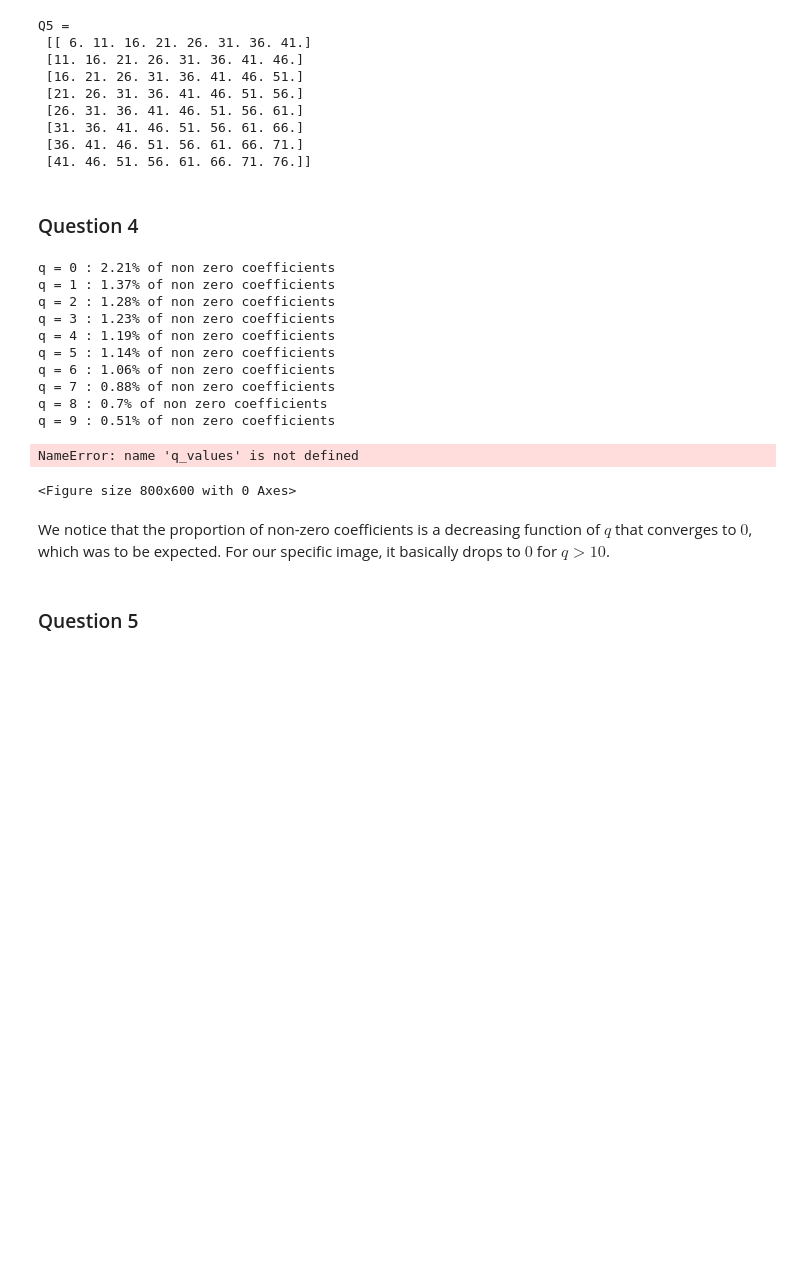
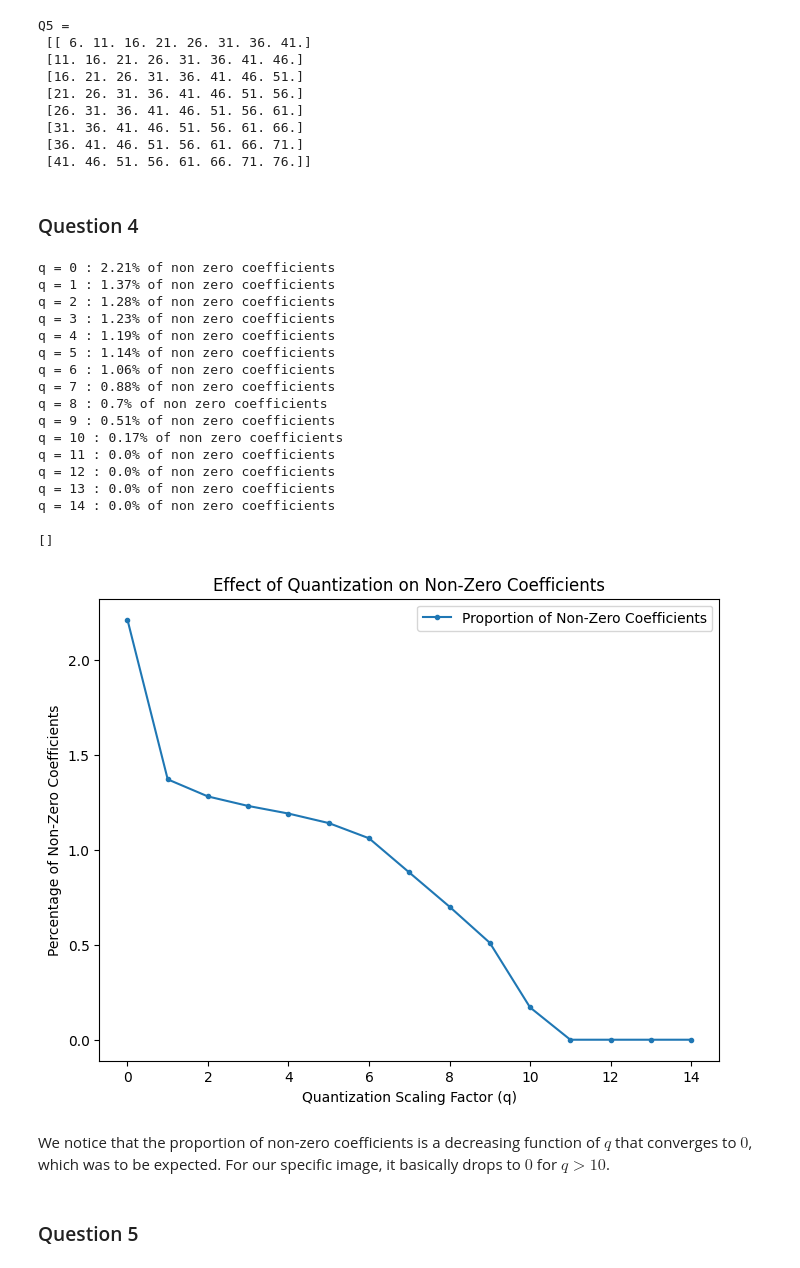
Before and after one commit to Basile-Mouret/Signal-and-Image-Processing-Lab, a Jupyter notebook: Lab3.ipynb, the cells around one changed output. Cells and saved outputs as stored; diff of their text form; code cells hidden in the pictures; blank space fills up the shorter version.

```diff
--- a/Lab3.ipynb
+++ b/Lab3.ipynb
@@ -142,7 +142,7 @@ $$ c_k^{(n)} \lambda_k \sqrt{\frac{2}{L}} = a_k   \iff c_k^{(n)} =
 # %% [markdown]
 ### Question 4
 # %%
-def dct(f):
+def compute_coefficients(f):
     f = np.asarray(f)
     L = f.shape[0]
 
@@ -163,6 +163,18 @@ def dct(f):
 
     return c
 
+def dct(c):
+    L = len(c)
+    n = np.arange(L)
+    e0 = np.sqrt(1.0 / L) * np.ones(L)
+    e = np.zeros((L, L), dtype=float)
+    e[0, :] = e0
+    for k in range(1, L):
+        e[k, :] = np.sqrt(2.0 / L) * np.cos( (k * np.pi * (n + 0.5)) / L )
+    f = np.dot(e,c.real)
+
+    return f
+
 def idct(c):
 
     L = len(c)
@@ -177,14 +189,5 @@ def idct(c):
 
     return f_recon
 
-def dct2(c):
-    L = len(c)
-    n = np.arange(L)
-    e0 = np.sqrt(1.0 / L) * np.ones(L)
-    e = np.zeros((L, L), dtype=float)
-    e[0, :] = e0
-    for k in range(1, L):
-        e[k, :] = np.sqrt(2.0 / L) * np.cos( (k * np.pi * (n + 0.5)) / L )
-    f = np.dot(e,c.real)
-
-    return f
+f = np.array([1.,2.,3.,4.,5.,6.,7.,8.])
+print(idct(dct(f)))
@@ -247,10 +252,10 @@ for i in range(32):
         block = img[8*i:8*(i+1),8*j:8*(j+1)].copy()
         # apply the dct on the rows
         for r in range(8):
-            block[r,:] = dct2(block[r,:])
+            block[r,:] = dct(block[r,:])
         # apply the dct on the columns
         for c in range(8):
-            block[:,c] = dct2(block[:,c])
+            block[:,c] = dct(block[:,c])
         blocks[i,j] = block
 
 reconstructed = np.zeros((256,256))
@@ -311,39 +316,46 @@ Q5 =
 # %%
 def compute_non_zero_prop(q):
     non_zero=0
     Q = get_Q(q)
     quantized_blocks = np.zeros((32, 32, 8, 8))
     for i in range(blocks.shape[0]):
         for j in range(blocks.shape[1]):
             quantized_blocks[i,j] = np.round(blocks[i,j]/Q)
             non_zero+=sum([(quantized_blocks[i,j,x,y]!=0)for x in range(8) for y in range(8)])
     return round(non_zero/(256*256) * 100,2)
 
-proportions = []
-for q in range(10):
+proportions = [[],[]]
+for q in range(15):
     prop = compute_non_zero_prop(q)
     print("q = ",q, " : ", prop, "% of non zero coefficients", sep="")
-    proportions.append([q,])
+    proportions[0].append(q)
+    proportions[1].append(prop)
 
 plt.figure(figsize=(8, 6))
-plt.plot(q_values, proportions, label='Proportion of Non-Zero Coefficients')
+plt.plot(*proportions,".-", label='Proportion of Non-Zero Coefficients')
 plt.xlabel('Quantization Scaling Factor (q)')
-plt.ylabel('Proportion of Non-Zero Coefficients')
+plt.ylabel('Percentage of Non-Zero Coefficients')
 plt.title('Effect of Quantization on Non-Zero Coefficients')
 plt.legend()
+plt.plot()
 # %% [output]
 q = 0 : 2.21% of non zero coefficients
 q = 1 : 1.37% of non zero coefficients
 q = 2 : 1.28% of non zero coefficients
 q = 3 : 1.23% of non zero coefficients
 q = 4 : 1.19% of non zero coefficients
 q = 5 : 1.14% of non zero coefficients
 q = 6 : 1.06% of non zero coefficients
 q = 7 : 0.88% of non zero coefficients
 q = 8 : 0.7% of non zero coefficients
 q = 9 : 0.51% of non zero coefficients
+q = 10 : 0.17% of non zero coefficients
+q = 11 : 0.0% of non zero coefficients
+q = 12 : 0.0% of non zero coefficients
+q = 13 : 0.0% of non zero coefficients
+q = 14 : 0.0% of non zero coefficients
-NameError: name 'q_values' is not defined
+[]
-<Figure size 800x600 with 0 Axes>
+[figure, added]
 # %% [markdown]
 We notice that the proportion of non-zero coefficients is a decreasing function of $q$ that converges to $0$, which was to be expected. For our specific image, it basically drops to $0$ for $q > 10$.
 # %% [markdown]
```
Also changed, not shown: parts of 1 cell of this notebook.
